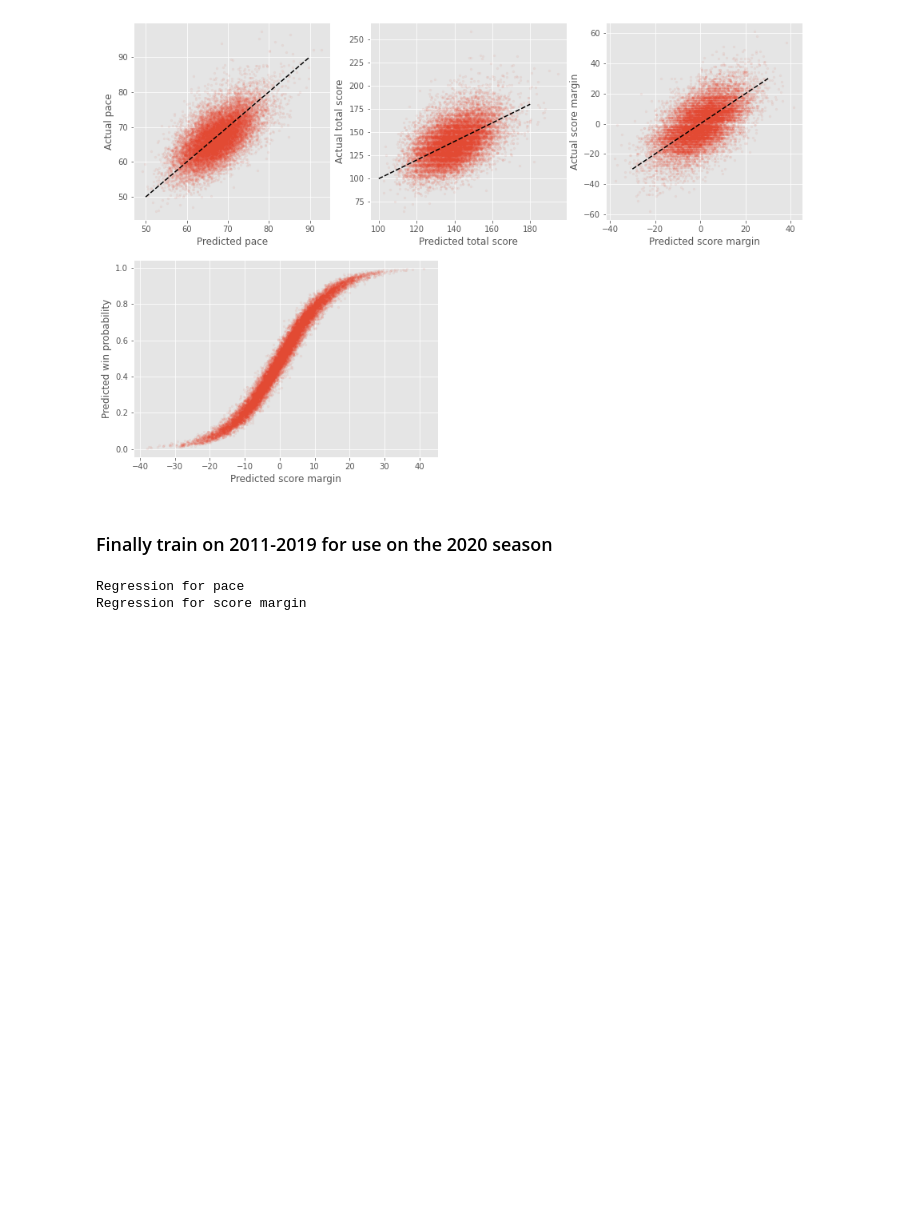
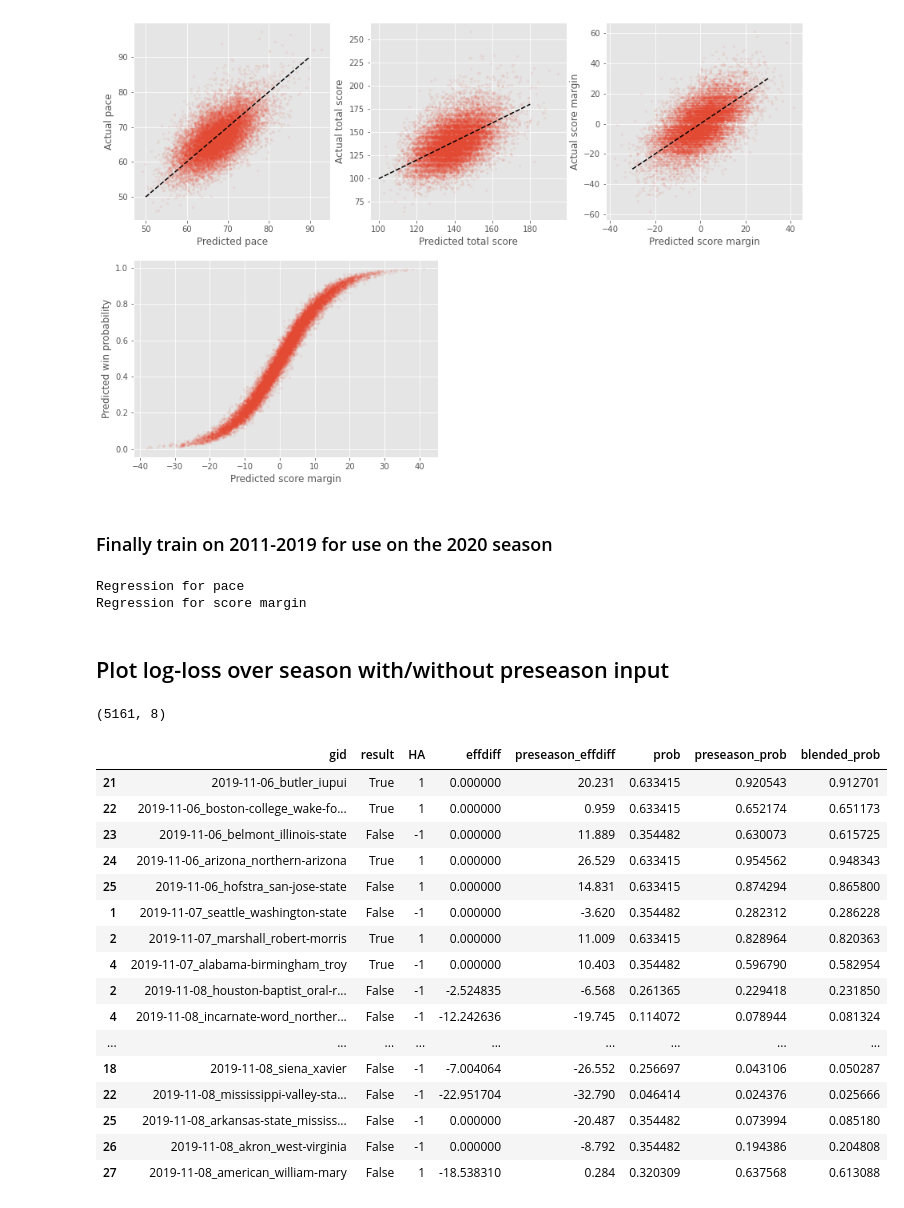
Before and after one commit to bjmarsh/WatchCBB, a Jupyter notebook: notebooks/game_model_train.ipynb, the cells around one changed output. Saved outputs shown, nothing was run; the diff lists cells and outputs as text; code cells hidden in the pictures; blank space fills up the shorter version.

```diff
--- a/notebooks/game_model_train.ipynb
+++ b/notebooks/game_model_train.ipynb
@@ -464,3 +472,60 @@ with open('../models/game_regressions.pkl', 'wb') as fid:
 # %% [output]
 Regression for pace
 Regression for score margin
+# %% [markdown]
+## Plot log-loss over season with/without preseason input
+# %%
+dates = sorted(df.loc[df.Season==2020].Date.unique())
+dfs = []
+total_games = 0
+for date in tqdm(dates):
+    df_games = df.loc[df.Date==date]
+    total_games += df_games.shape[0]
+    try:
+        with gzip.open('../data/season_stats/{0}.pkl.gz'.format(date), 'rb') as fid:
+            season_stats_dict, season_stats_df = pickle.load(fid)
+    except FileNotFoundError:
+        continue
+    data = utils.compile_training_data(df_games, season_stats_dict, sort='alphabetical', include_preseason=True)
+    data = data.query('abs(effdiff)<900')
+
+    xf = pca.transform(data[utils.ADVSTATFEATURES])
+    for i in range(len(utils.ADVSTATFEATURES)):
+        data["PCA"+str(i)] = xf[:,i]
+
+    probs = logreg.predict_proba(data[utils.PCAFEATURES + ['HA']])[:,1]
+    probs_pre = logreg_simple.predict_proba(data[['preseason_effdiff','HA']])[:,1]
+
+    p = max(0, 1-total_games/5400.0)**2.6
+#     print(probs)
+    probs_blend = 1 / (1 + np.exp(-p*(-np.log(1./probs_pre-1)) - (1-p)*(-np.log(1./probs-1))))
+
+    data["prob"] = probs
+    data["preseason_prob"] = probs_pre
+    data["blended_prob"] = probs_blend
+
+    dfs.append(data[['gid','result','HA','effdiff','preseason_effdiff','prob','preseason_prob','blended_prob']].copy())
+
+
+df_all = pd.concat(dfs)
+print(df_all.shape)
+df_all.head(40).tail(20)
+# %% [output]
+(5161, 8)
+|  | gid | result | HA | effdiff | preseason_effdiff | prob | preseason_prob | blended_prob |
+| 21 | 2019-11-06_butler_iupui | True | 1 | 0.000000 | 20.231 | 0.633415 | 0.920543 | 0.912701 |
+| 22 | 2019-11-06_boston-college_wake-fo... | True | 1 | 0.000000 | 0.959 | 0.633415 | 0.652174 | 0.651173 |
+| 23 | 2019-11-06_belmont_illinois-state | False | -1 | 0.000000 | 11.889 | 0.354482 | 0.630073 | 0.615725 |
+| 24 | 2019-11-06_arizona_northern-arizona | True | 1 | 0.000000 | 26.529 | 0.633415 | 0.954562 | 0.948343 |
+| 25 | 2019-11-06_hofstra_san-jose-state | False | 1 | 0.000000 | 14.831 | 0.633415 | 0.874294 | 0.865800 |
+| 1 | 2019-11-07_seattle_washington-state | False | -1 | 0.000000 | -3.620 | 0.354482 | 0.282312 | 0.286228 |
+| 2 | 2019-11-07_marshall_robert-morris | True | 1 | 0.000000 | 11.009 | 0.633415 | 0.828964 | 0.820363 |
+| 4 | 2019-11-07_alabama-birmingham_troy | True | -1 | 0.000000 | 10.403 | 0.354482 | 0.596790 | 0.582954 |
+| 2 | 2019-11-08_houston-baptist_oral-r... | False | -1 | -2.524835 | -6.568 | 0.261365 | 0.229418 | 0.231850 |
+| 4 | 2019-11-08_incarnate-word_norther... | False | -1 | -12.242636 | -19.745 | 0.114072 | 0.078944 | 0.081324 |
+| ... | ... | ... | ... | ... | ... | ... | ... | ... |
+| 18 | 2019-11-08_siena_xavier | False | -1 | -7.004064 | -26.552 | 0.256697 | 0.043106 | 0.050287 |
+| 22 | 2019-11-08_mississippi-valley-sta... | False | -1 | -22.951704 | -32.790 | 0.046414 | 0.024376 | 0.025666 |
+| 25 | 2019-11-08_arkansas-state_mississ... | False | -1 | 0.000000 | -20.487 | 0.354482 | 0.073994 | 0.085180 |
+| 26 | 2019-11-08_akron_west-virginia | False | -1 | 0.000000 | -8.792 | 0.354482 | 0.194386 | 0.204808 |
+| 27 | 2019-11-08_american_william-mary | False | 1 | -18.538310 | 0.284 | 0.320309 | 0.637568 | 0.613088 |
```
Also changed, not shown: parts of 9 cells of this notebook, 6 other files.
